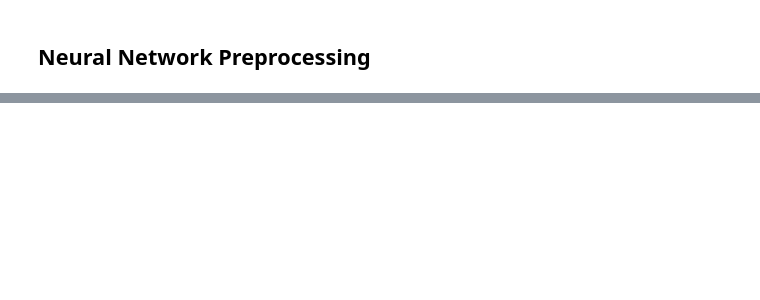
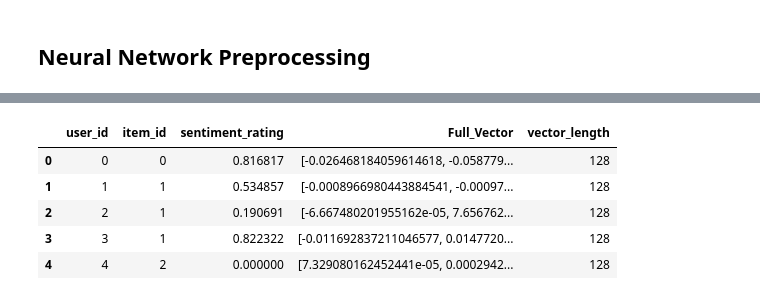
Before and after one commit to WilliamYWu/Amazon_Review_Recommender_System, a Jupyter notebook: amazon_review_testing.ipynb, the cells around one changed output, grey strips where cells are left out. Cells and saved outputs as stored; diff of their text form; code cells hidden in the pictures; blank space fills up the shorter version.

```diff
--- a/amazon_review_testing.ipynb
+++ b/amazon_review_testing.ipynb
@@ -369,0 +416,31 @@ predicted_df.head(10)
+# %%
+def build_SVD_embeddings(U, VT, row_index, column_index):
+    user_embed_df = pd.DataFrame(U, index = row_index)
+    VT_T = np.transpose(VT)
+    book_embed_df = pd.DataFrame(VT_T, index = column_index)
+
+    return user_embed_df, book_embed_df
+
+def append_embeddings(df, user_embed_df, book_embed_df):
+    def find_user_book(x):
+        user_row = user_embed_df.loc[user_embed_df.index == x[0]]
+        book_row = book_embed_df.loc[book_embed_df.index == x[1]]
+        return np.concatenate((np.array(user_row),np.array(book_row)), axis = None)
+
+    df["Full_Vector"] = df[["user_id", "item_id"]].apply(find_user_book, axis = 1)
+
+    return df
+# %%
+user_embed_df, book_embed_df = build_SVD_embeddings(U, VT, user_book_matrix.index, user_book_matrix.columns)
+new_df = append_embeddings(new_df, user_embed_df, book_embed_df)
+
+new_df["vector_length"] = [len(arr) for arr in new_df["Full_Vector"]]
+new_df = new_df.loc[new_df["vector_length"] <= 10000]
+new_df.head()
+# %% [output]
+|  | user_id | item_id | sentiment_rating | Full_Vector | vector_length |
+| 0 | 0 | 0 | 0.816817 | [-0.026468184059614618, -0.058779... | 128 |
+| 1 | 1 | 1 | 0.534857 | [-0.0008966980443884541, -0.00097... | 128 |
+| 2 | 2 | 1 | 0.190691 | [-6.667480201955162e-05, 7.656762... | 128 |
+| 3 | 3 | 1 | 0.822322 | [-0.011692837211046577, 0.0147720... | 128 |
+| 4 | 4 | 2 | 0.000000 | [7.329080162452441e-05, 0.0002942... | 128 |
```
Also changed, not shown: parts of 24 cells of this notebook.
